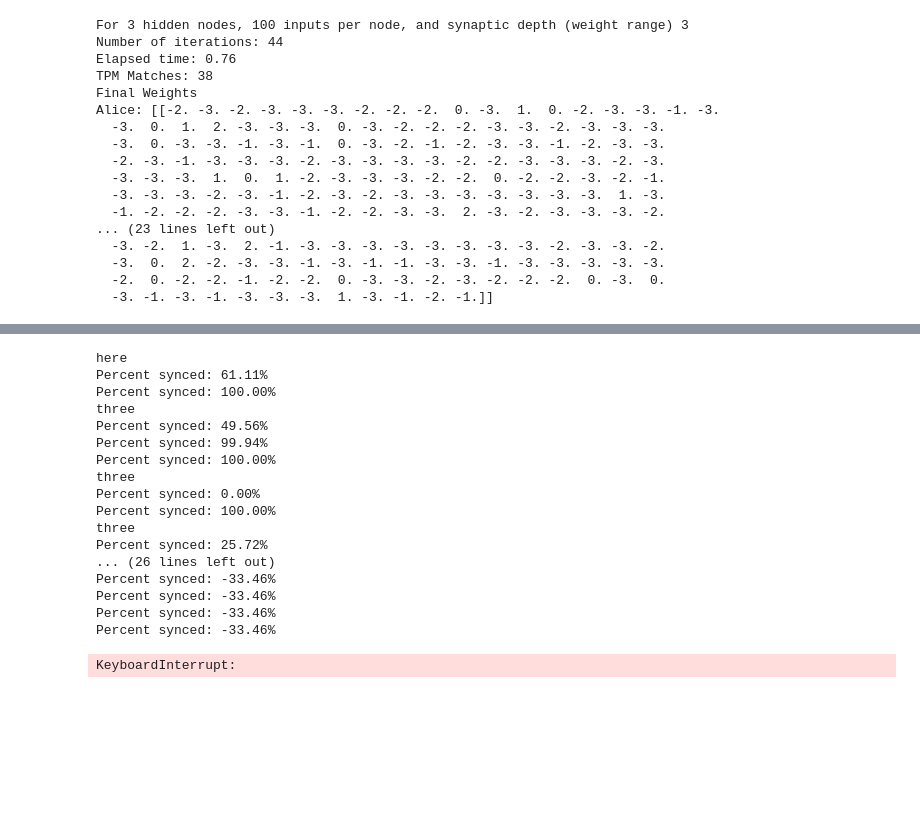
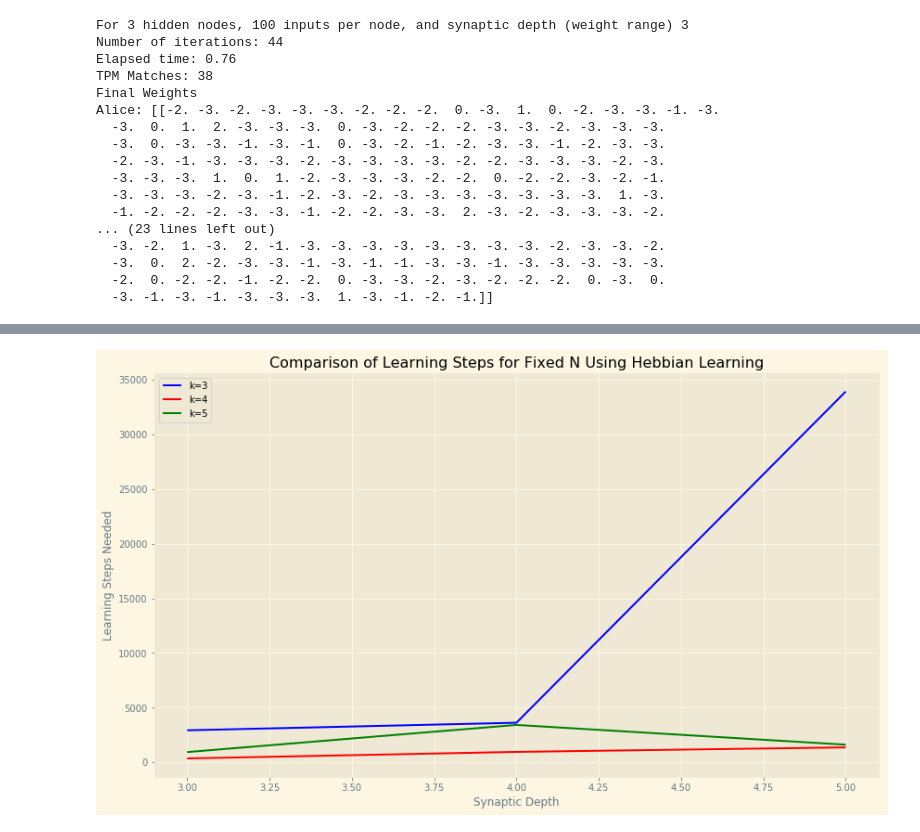
Before and after one commit to thePirateFish/neural_key_exchange, a Jupyter notebook: Neural Key Exchange Demonstration.ipynb, the cells around one changed output, grey strips where cells are left out. Saved outputs shown, nothing was run; the diff lists cells and outputs as text; code cells hidden in the pictures; blank space fills up the shorter version.

```diff
--- a/Neural Key Exchange Demonstration.ipynb
+++ b/Neural Key Exchange Demonstration.ipynb
@@ -11,7 +11,7 @@ import matplotlib.pyplot as plt
 
 update_rules = ["hebbian", "anti-hebbian", "random walk"]
 # %%
-def calculate_percent_synced(wa, wb):
+def calculate_percent_synced(wa, wb, l):
     result = ((1.0 - torch.mean(1.0 * torch.abs(wa - wb) / (2*l))).item()) * 100
     return round(result, 3)
 
@@ -174,13 +174,13 @@ For 3 hidden nodes, 100 inputs per node, and synaptic depth (weight range) 3
 # %%
-def demonstrate_fixed_n(n=100, rule='hebbian'):
+def demonstrate_fixed_n(n=4, rule='hebbian'):
     k_three_learning_steps = []
     k_four_learning_steps = []
     k_five_learning_steps = []
-    print("here")
+    #print("here")
     for k in range(3, 6):
-        for l in range(3, 7):
-            tpm_alice = TreeParityMachine(k, n, l)
-            tpm_bob = TreeParityMachine(k, n, l)
+        for l in range(3, 6):
+            tpm_alice = TreeParityMachine(k=k, n=n, l=l)
+            tpm_bob = TreeParityMachine(k=k, n=n, l=l)
             i = 0
             matches = 0
             percent_synced = 0
@@ -196,51 +196,36 @@ def demonstrate_fixed_n(n=100, rule='hebbian'):
                     tpm_bob.update(tau_a, rule=rule)
                     wa = tpm_alice.get_weights()
                     wb = tpm_bob.get_weights()
-                    percent_synced = calculate_percent_synced(wa, wb)
+                    percent_synced = calculate_percent_synced(wa, wb, l)
                     matches+=1
                 #sync_list.append(percent_synced)
-                if (i % 100 == 0 or percent_synced == 100):
-                    print("Percent synced: %.2f%%" % percent_synced)
+                #if (i % 100 == 0 or percent_synced == 100):
+                    #print("Percent synced: %.2f%%" % percent_synced)
 
                 i+=1
             #end = timer()
             if (k == 3):
-                print("three")
+                #print("three")
                 k_three_learning_steps.append(i)
             if (k == 4):
-                print("four")
+                #print("four")
                 k_four_learning_steps.append(i)
             if (k == 5):
-                print("five")
+                #print("five")
                 k_five_learning_steps.append(i)
     style = 'Solarize_Light2'
     with plt.style.context(style):
         weight_range = np.arange(3, 6, 1)
         fig, ax = plt.subplots(num=style, figsize=(14,8))
-        ax.plot(weight_range, k_three_learning_steps, 'bo')
-        ax.plot(weight_range, k_four_learning_steps, 'ro')
-        ax.plot(weight_range, k_five_learning_steps, 'go')
+        ax.plot(weight_range, k_three_learning_steps, 'blue', label='k=3')
+        ax.plot(weight_range, k_four_learning_steps, 'red', label='k=4')
+        ax.plot(weight_range, k_five_learning_steps, 'green', label='k=5')
+        ax.legend()
         ax.set(xlabel='Synaptic Depth', ylabel='Learning Steps Needed', title='Comparison of Learning Steps for Fixed N Using %s Learning' % rule.title())
 
     plt.show()
+    print("For fixed n=%d, variable k = 3, 4, and 5, synaptic depth (weight range) = 3, 4, and 5" % n)
 # %%
-demonstrate_fixed_n(n=100, rule='hebbian')
+demonstrate_fixed_n(n=4, rule='hebbian')
 # %% [output]
-here
-Percent synced: 61.11%
-Percent synced: 100.00%
-three
-Percent synced: 49.56%
-Percent synced: 99.94%
-Percent synced: 100.00%
-three
-Percent synced: 0.00%
-Percent synced: 100.00%
-three
-Percent synced: 25.72%
-... (26 lines left out)
-Percent synced: -33.46%
-Percent synced: -33.46%
-Percent synced: -33.46%
-Percent synced: -33.46%
-KeyboardInterrupt:
+[figure, added]
```
Also changed, not shown: parts of 4 cells of this notebook, 3 other files.
